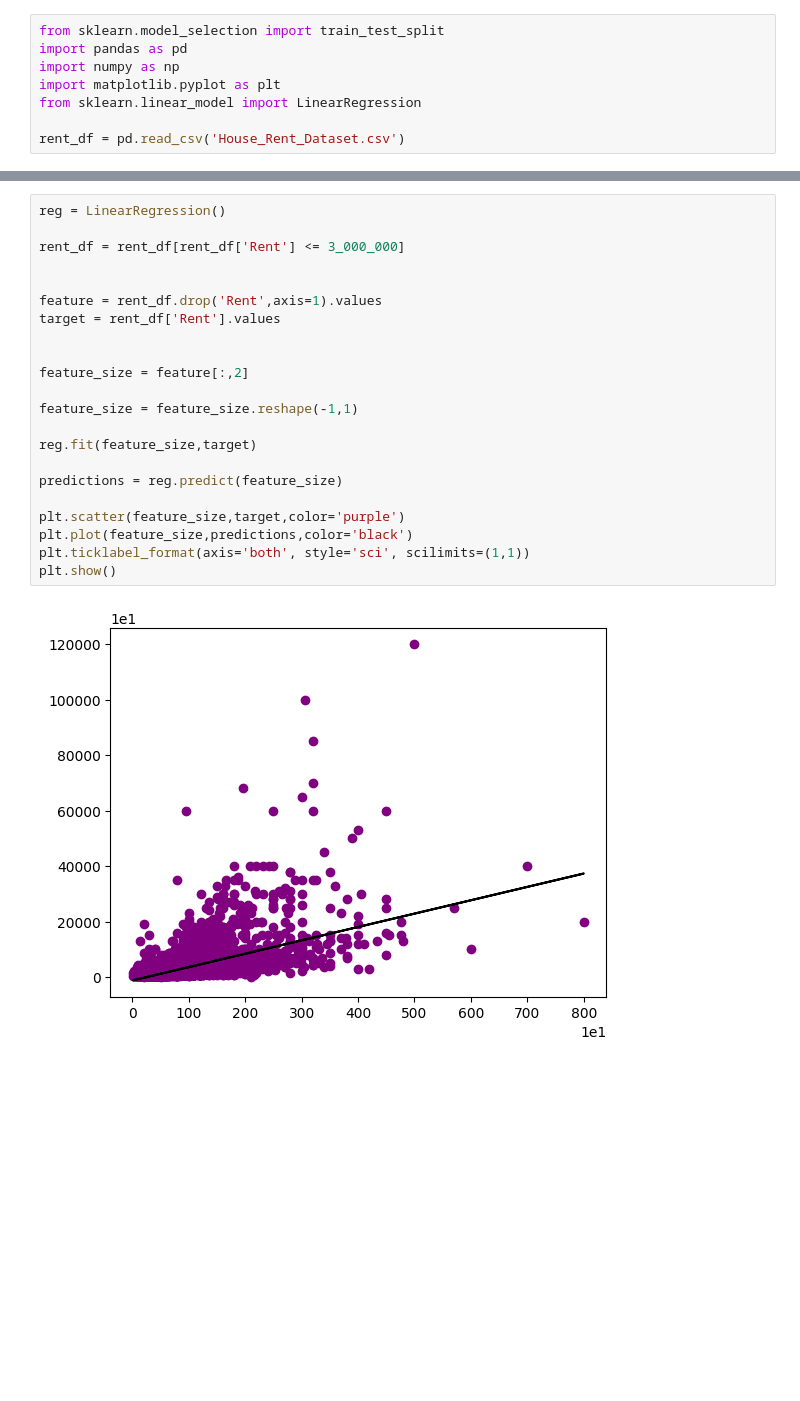
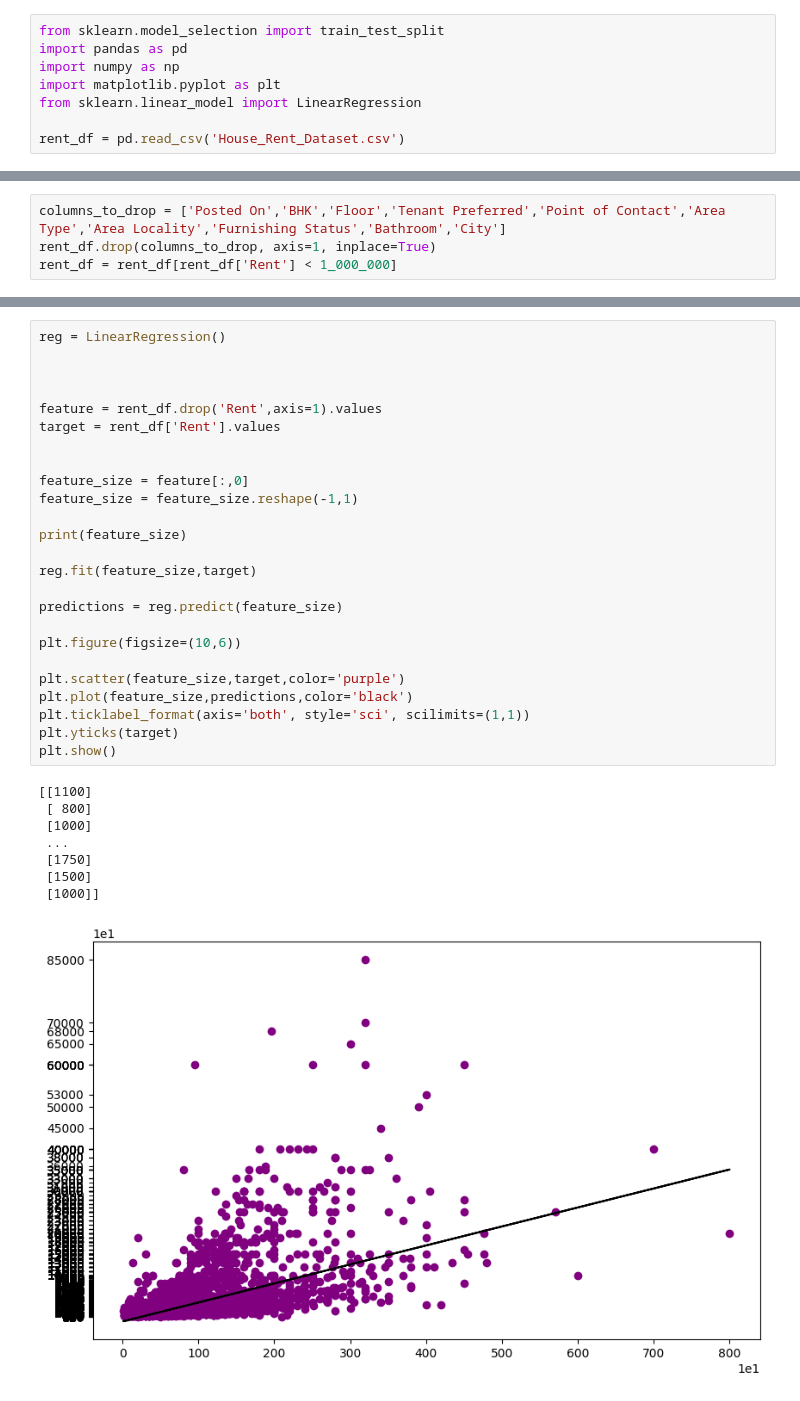
Before and after one commit to Ihaxxxx/Machine-Learning, a Jupyter notebook: Sickit Learn/Supervised Learning Project/LinearRegression/houseRent/index.ipynb, the cells around one changed output, grey strips where cells are left out. Drawn from its saved outputs; the diff is of its cells as text; blank space fills up the shorter version.

```diff
--- a/Sickit Learn/Supervised Learning Project/LinearRegression/houseRent/index.ipynb
+++ b/Sickit Learn/Supervised Learning Project/LinearRegression/houseRent/index.ipynb
@@ -8,0 +11,4 @@ rent_df = pd.read_csv('House_Rent_Dataset.csv')
+# %%
+columns_to_drop = ['Posted On','BHK','Floor','Tenant Preferred','Point of Contact','Area Type','Area Locality','Furnishing Status','Bathroom','City']
+rent_df.drop(columns_to_drop, axis=1, inplace=True)
+rent_df = rent_df[rent_df['Rent'] < 1_000_000]
@@ -9,24 +17,34 @@ rent_df = pd.read_csv('House_Rent_Dataset.csv')
 # %%
 reg = LinearRegression()
 
-rent_df = rent_df[rent_df['Rent'] <= 3_000_000]
 
 
 feature = rent_df.drop('Rent',axis=1).values
 target = rent_df['Rent'].values
 
 
-feature_size = feature[:,2]
+feature_size = feature[:,0]
+feature_size = feature_size.reshape(-1,1)
 
-feature_size = feature_size.reshape(-1,1)
+print(feature_size)
 
 reg.fit(feature_size,target)
 
 predictions = reg.predict(feature_size)
 
+plt.figure(figsize=(10,6))
+
 plt.scatter(feature_size,target,color='purple')
 plt.plot(feature_size,predictions,color='black')
 plt.ticklabel_format(axis='both', style='sci', scilimits=(1,1))
+plt.yticks(target)
 plt.show()
 # %% [output]
+[[1100]
+ [ 800]
+ [1000]
+ ...
+ [1750]
+ [1500]
+ [1000]]
-[figure, old version]
+[figure, new version]
```
Also changed, not shown: parts of 15 cells of this notebook, 5 other files.
